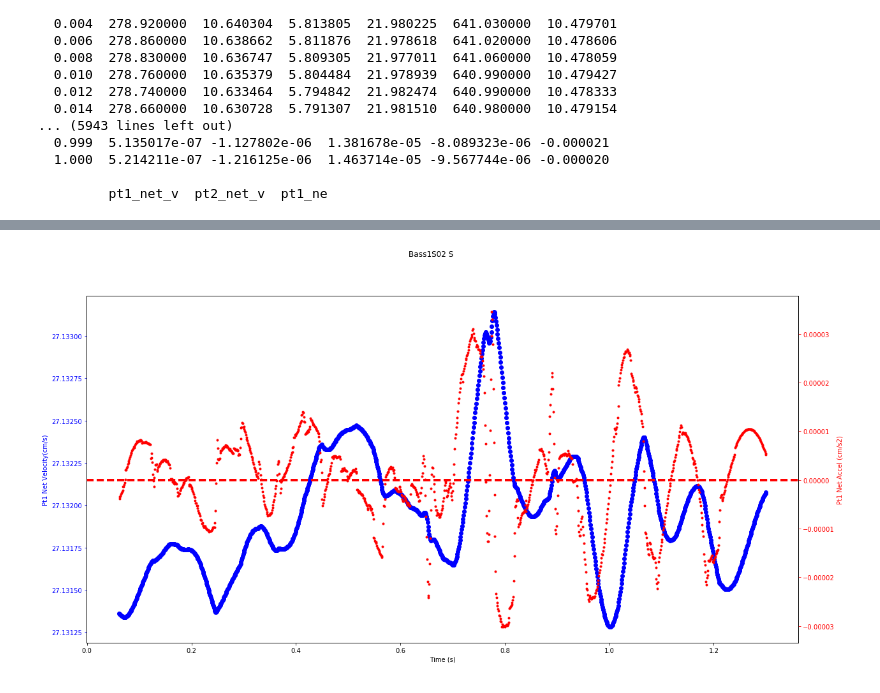
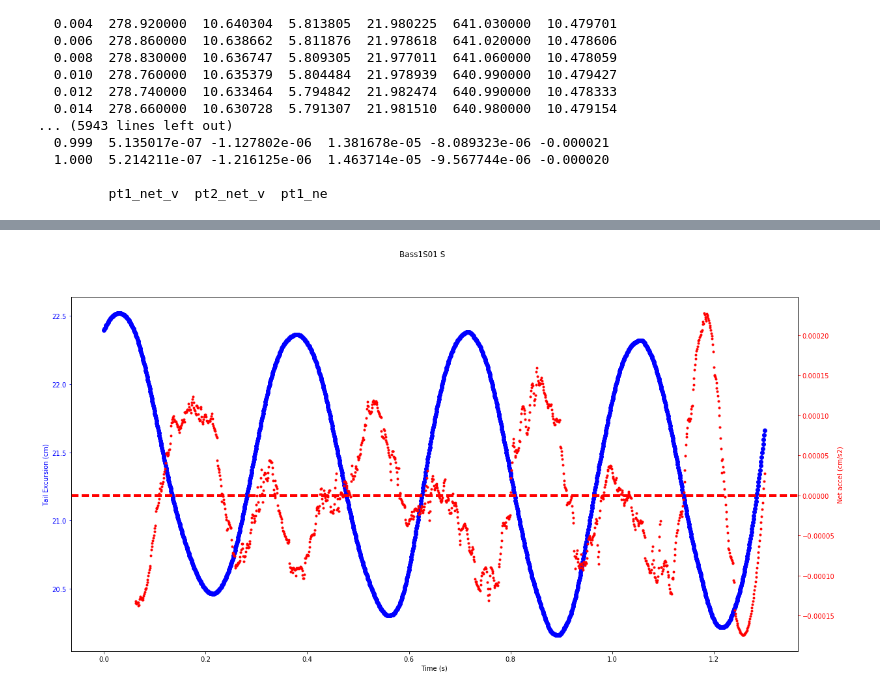
Before and after one commit to kfeilich/FishTrackProcessing, a Jupyter notebook: AccelerationCodeTesting.ipynb, the cells around one changed output, grey strips where cells are left out. Saved outputs shown, nothing was run; the diff lists cells and outputs as text; code cells hidden in the pictures.

```diff
--- a/AccelerationCodeTesting.ipynb
+++ b/AccelerationCodeTesting.ipynb
@@ -122,21 +122,21 @@ plot_accel(['Bass1S02'], tracklist)
 # %%
 fig = plt.figure(figsize=(20, 10))
-fig.suptitle(tracklist['Bass1S02']['sequence'] + ' ' +
-             tracklist['Bass1S02']['behavior'])
+fig.suptitle(tracklist['Bass1S01']['sequence'] + ' ' +
+             tracklist['Bass1S01']['behavior'])
 ax1 = fig.add_subplot(1, 1, 1)
-ax1.plot(tracklist['Bass1S02']['data'].index.values, tracklist['Bass1S02']['data']['pt1_net_v'], 'bo')
-ax1.set_ylabel('Pt1 Net Velocity(cm/s)', color='b')
+ax1.plot(tracklist['Bass1S01']['data'].index.values, tracklist['Bass1S01']['data']['pt2y_smth'], 'bo')
+ax1.set_ylabel('Tail Excursion (cm)', color='b')
 ax1.tick_params('y', colors='b')
 ax2 = ax1.twinx()
-ax2.plot(tracklist['Bass1S02']['data'].index.values, tracklist['Bass1S02']['data']['pt1_net_a'], 'r.')
-ax2.set_ylabel('Pt1 Net Accel (cm/s2)', color='r')
+ax2.plot(tracklist['Bass1S01']['data'].index.values, tracklist['Bass1S01']['data']['pt2_net_a'], 'r.')
+ax2.set_ylabel('Net accel (cm/s2)', color='r')
 ax1.set_xlabel('Time (s)')
 ax2.tick_params('y', colors='r')
 plt.axhline(0, color='r', linewidth=4, linestyle='dashed')
 # plt.savefig(filename)
 plt.show()
 # %% [output]
-[figure, old version]
+[figure, new version]
 # %%
 # Load all of the things
 import os
```
Also changed, not shown: parts of 8 cells of this notebook, 3 other files.
